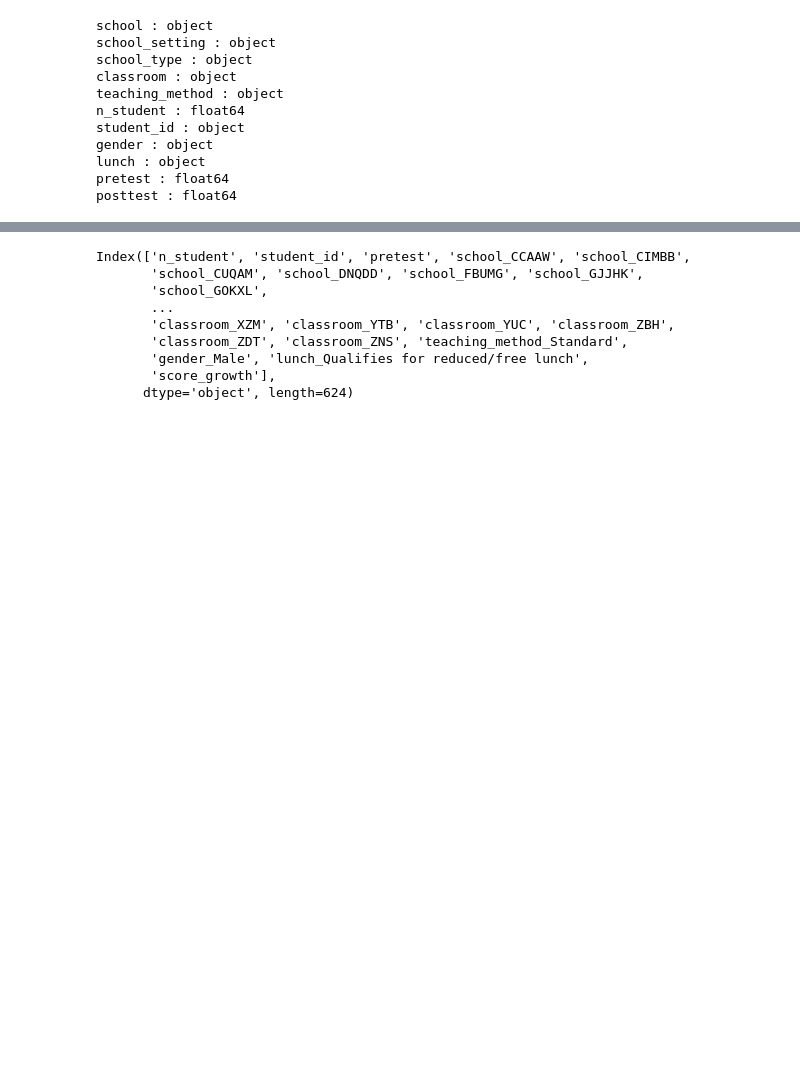
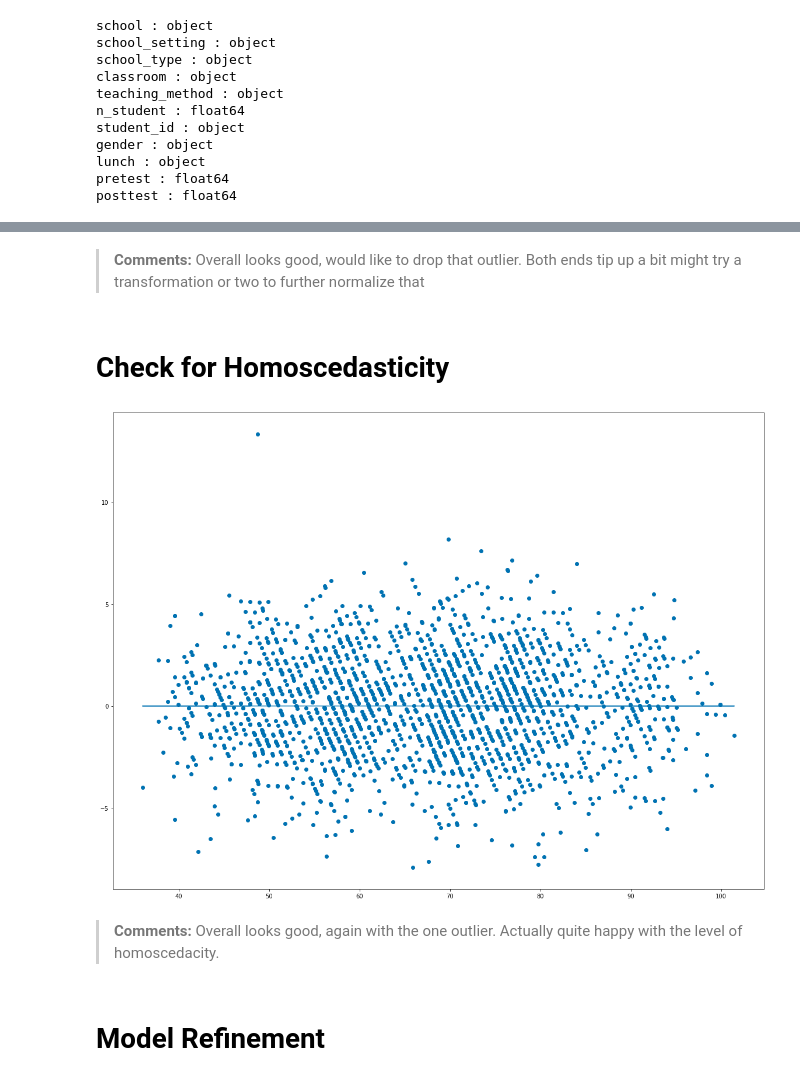
Before and after one commit to halemade/predicting-test-scores, a Jupyter notebook: code/THR_scratchwork.ipynb, the cells around one changed output, grey strips where cells are left out. Saved outputs shown, nothing was run; the diff lists cells and outputs as text; code cells hidden in the pictures; blank space fills up the shorter version.

```diff
--- a/code/THR_scratchwork.ipynb
+++ b/code/THR_scratchwork.ipynb
@@ -96,15 +136,17 @@ Notes:
+# %% [markdown]
+> **Comments:** Overall looks good, would like to drop that outlier. Both ends tip up a bit might try a transformation or two to further normalize that
+# %% [markdown]
+# Check for Homoscedasticity
 # %%
-predictors.columns
+plt.figure(figsize=(20, 15))
+plt.scatter(model.predict(df), model.resid)
+plt.plot(model.predict(df), [0 for i in range(len(df))]);
 # %% [output]
-Index(['n_student', 'student_id', 'pretest', 'school_CCAAW', 'school_CIMBB',
-       'school_CUQAM', 'school_DNQDD', 'school_FBUMG', 'school_GJJHK',
-       'school_GOKXL',
-       ...
-       'classroom_XZM', 'classroom_YTB', 'classroom_YUC', 'classroom_ZBH',
-       'classroom_ZDT', 'classroom_ZNS', 'teaching_method_Standard',
-       'gender_Male', 'lunch_Qualifies for reduced/free lunch',
-       'score_growth'],
-      dtype='object', length=624)
+[figure, added]
+# %% [markdown]
+> **Comments:** Overall looks good, again with the one outlier. Actually quite happy with the level of homoscedacity.
+# %% [markdown]
+# Model Refinement
 # %%
 #normalize and scale
 # %%
```
Also changed, not shown: parts of 12 cells of this notebook.
